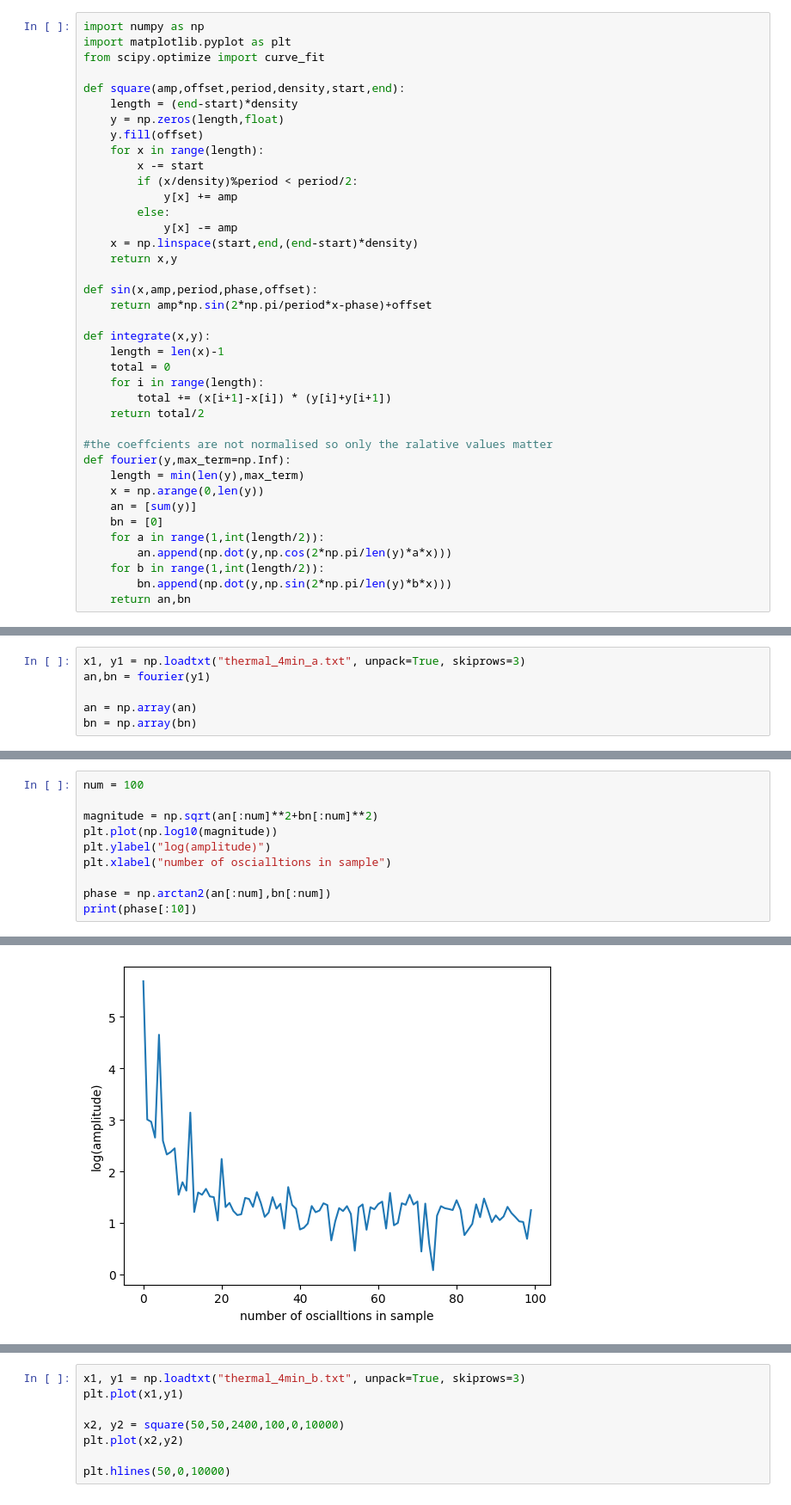
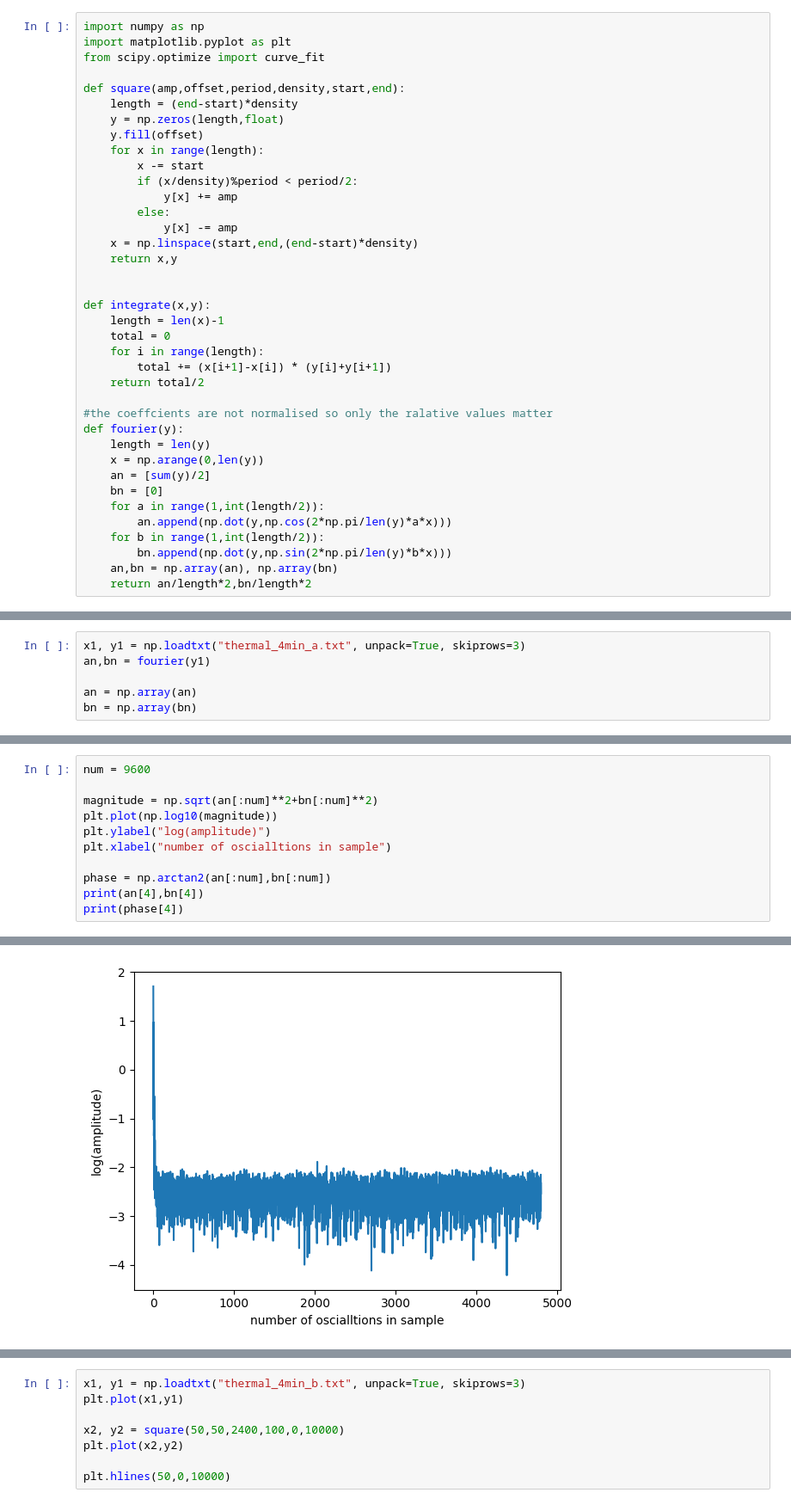
Before and after one commit to tonyko618/Waves_Lab, a Jupyter notebook: Session2/code.ipynb, the cells around one changed output, grey strips where cells are left out. Shown at 86% size. Drawn from its saved outputs; the diff is of its cells as text.

```diff
--- a/Session2/code.ipynb
+++ b/Session2/code.ipynb
@@ -16,8 +16,6 @@ def square(amp,offset,period,density,start,end):
     x = np.linspace(start,end,(end-start)*density)
     return x,y
 
-def sin(x,amp,period,phase,offset):
-    return amp*np.sin(2*np.pi/period*x-phase)+offset
 
 def integrate(x,y):
     length = len(x)-1
@@ -27,16 +25,17 @@ def integrate(x,y):
     return total/2
 
 #the coeffcients are not normalised so only the ralative values matter
-def fourier(y,max_term=np.Inf):
-    length = min(len(y),max_term)
+def fourier(y):
+    length = len(y)
     x = np.arange(0,len(y))
-    an = [sum(y)]
+    an = [sum(y)/2]
     bn = [0]
     for a in range(1,int(length/2)):
         an.append(np.dot(y,np.cos(2*np.pi/len(y)*a*x)))
     for b in range(1,int(length/2)):
         bn.append(np.dot(y,np.sin(2*np.pi/len(y)*b*x)))
-    return an,bn
+    an,bn = np.array(an), np.array(bn)
+    return an/length*2,bn/length*2
 # %%
 x1, y1 = np.loadtxt("thermal_4min_a.txt", unpack=True, skiprows=3)
 plt.plot(x1/10,y1)
@@ -82,5 +93,5 @@ plt.xlim(0,20)
 # %%
-num = 100
+num = 9600
 
 magnitude = np.sqrt(an[:num]**2+bn[:num]**2)
 plt.plot(np.log10(magnitude))
@@ -88,5 +99,6 @@ plt.ylabel("log(amplitude)")
 plt.xlabel("number of oscialltions in sample")
 
 phase = np.arctan2(an[:num],bn[:num])
-print(phase[:10])
+print(an[4],bn[4])
+print(phase[4])
 # %% [output]
@@ -95 +107 @@ print(phase[:10])
-[figure, old version]
+[figure, new version]
```
Also changed, not shown: parts of 5 cells of this notebook.
